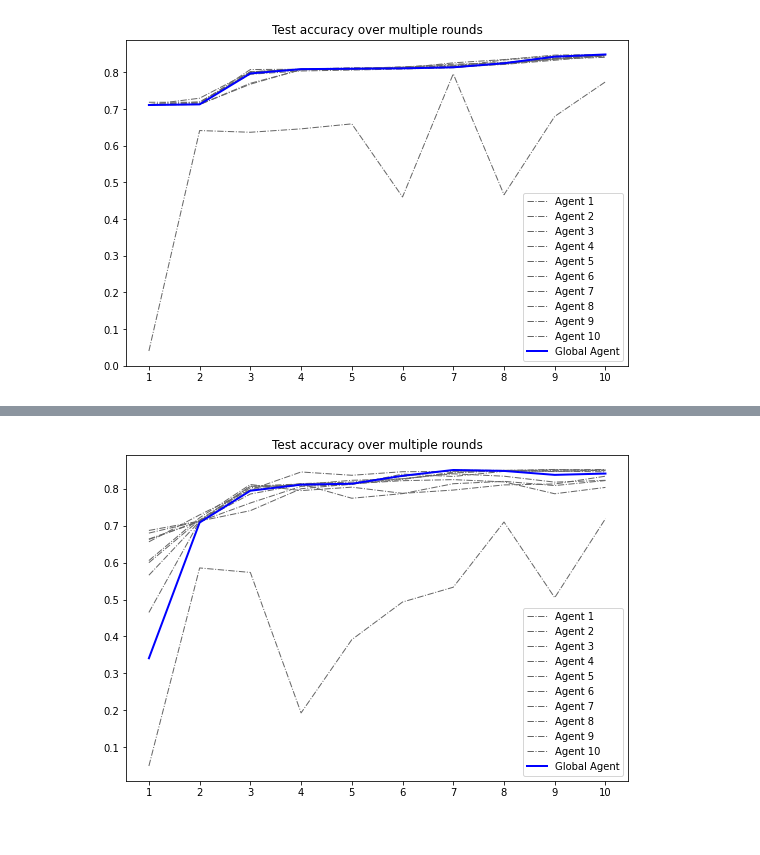
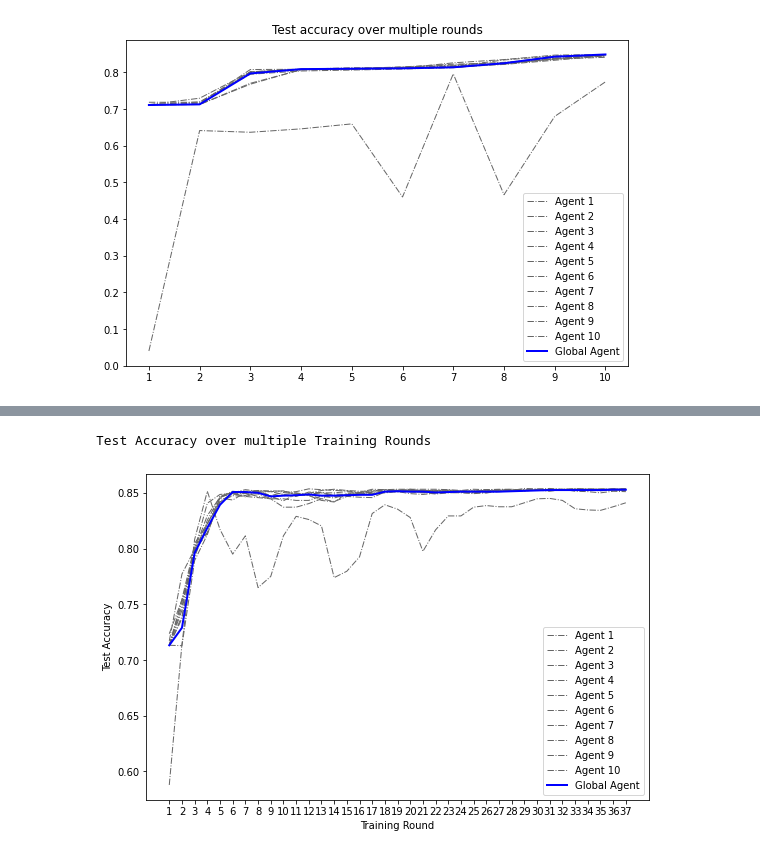
Before and after one commit to jan-kreischer/FedRL-for-IoT-Security, a Jupyter notebook: prototypes/prototype_02/experiment-01.ipynb, the cells around one changed output, grey strips where cells are left out. Cells and saved outputs as stored; diff of their text form; code cells hidden in the pictures.

```diff
--- a/prototypes/prototype_02/experiment-01.ipynb
+++ b/prototypes/prototype_02/experiment-01.ipynb
@@ -1735,4 +1717,0 @@ e1v5.plot_behavior_performances()
-# %%
-e1v5.plot_test_performances()
-# %% [output]
-[figure, removed]
@@ -1738,0 +1799,5 @@ e1v5.plot_test_performances()
+# %%
+plot_test_performances(server)
+# %% [output]
+Test Accuracy over multiple Training Rounds
+[figure, added]
```
Also changed, not shown: parts of 39 cells of this notebook, 4 other files.
